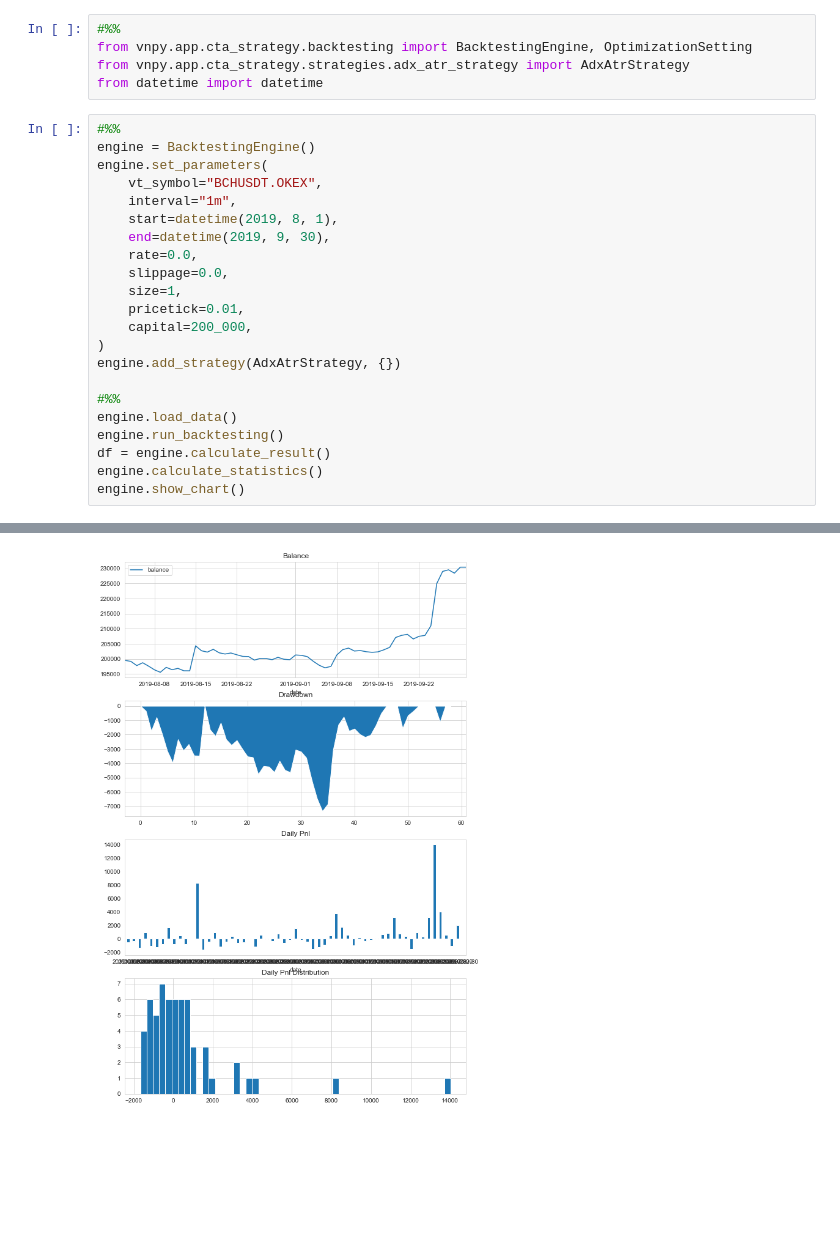
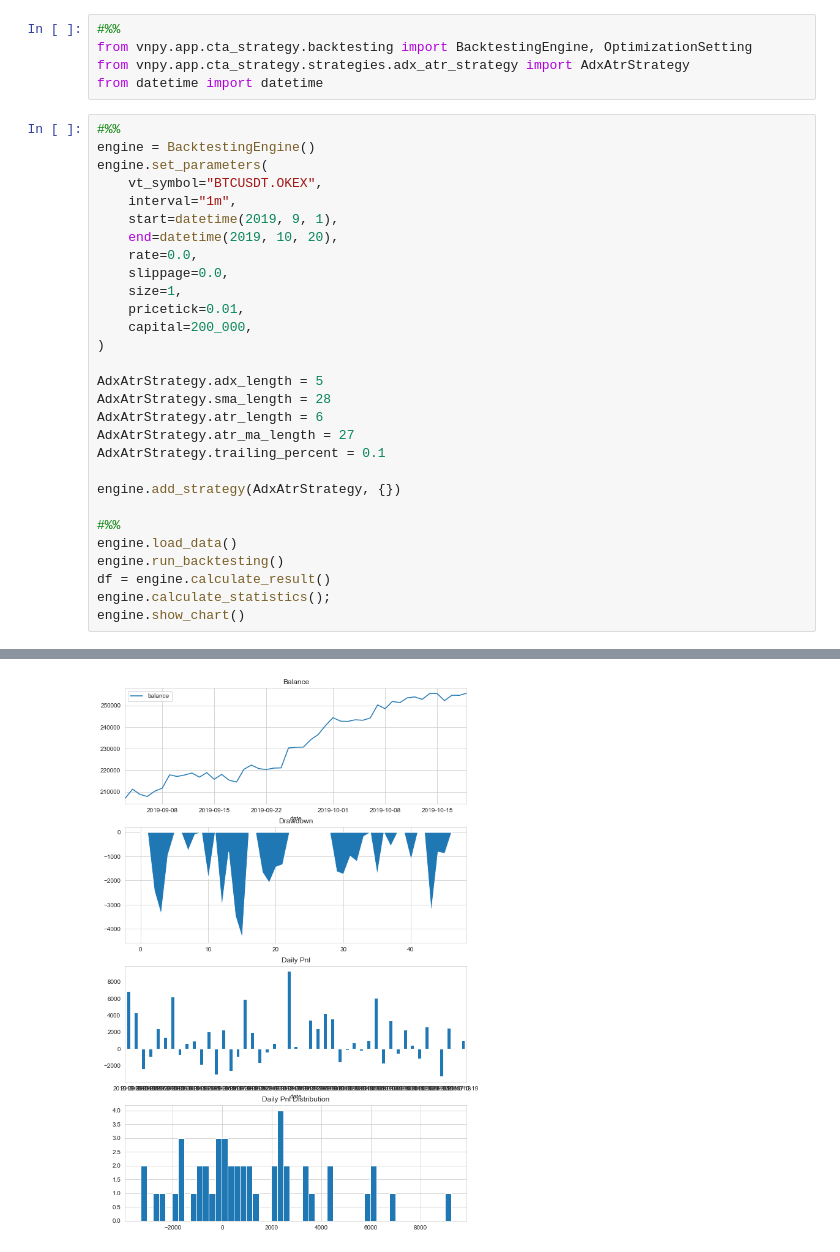
Before and after one commit to holmescn/vnpy, a Jupyter notebook: examples/cta_backtesting/backtesting_opt.ipynb, the cells around one changed output, grey strips where cells are left out. Saved outputs shown, nothing was run; the diff lists cells and outputs as text; blank space fills up the shorter version.

Commit message:
Optimize Strategy

```diff
--- a/examples/cta_backtesting/backtesting_opt.ipynb
+++ b/examples/cta_backtesting/backtesting_opt.ipynb
@@ -7,22 +7,29 @@ from datetime import datetime
 #%%
 engine = BacktestingEngine()
 engine.set_parameters(
-    vt_symbol="BCHUSDT.OKEX",
+    vt_symbol="BTCUSDT.OKEX",
     interval="1m",
-    start=datetime(2019, 8, 1),
-    end=datetime(2019, 9, 30),
+    start=datetime(2019, 9, 1),
+    end=datetime(2019, 10, 20),
     rate=0.0,
     slippage=0.0,
     size=1,
     pricetick=0.01,
     capital=200_000,
 )
+
+AdxAtrStrategy.adx_length = 5
+AdxAtrStrategy.sma_length = 28
+AdxAtrStrategy.atr_length = 6
+AdxAtrStrategy.atr_ma_length = 27
+AdxAtrStrategy.trailing_percent = 0.1
+
 engine.add_strategy(AdxAtrStrategy, {})
 
 #%%
 engine.load_data()
 engine.run_backtesting()
 df = engine.calculate_result()
-engine.calculate_statistics()
+engine.calculate_statistics();
 engine.show_chart()
 # %% [output]
@@ -46,3 +53,3 @@ engine.show_chart()
-[figure, old version]
+[figure, new version]
 # %%
 setting = OptimizationSetting()
```
Also changed, not shown: parts of 2 cells of this notebook, 11 other files.
